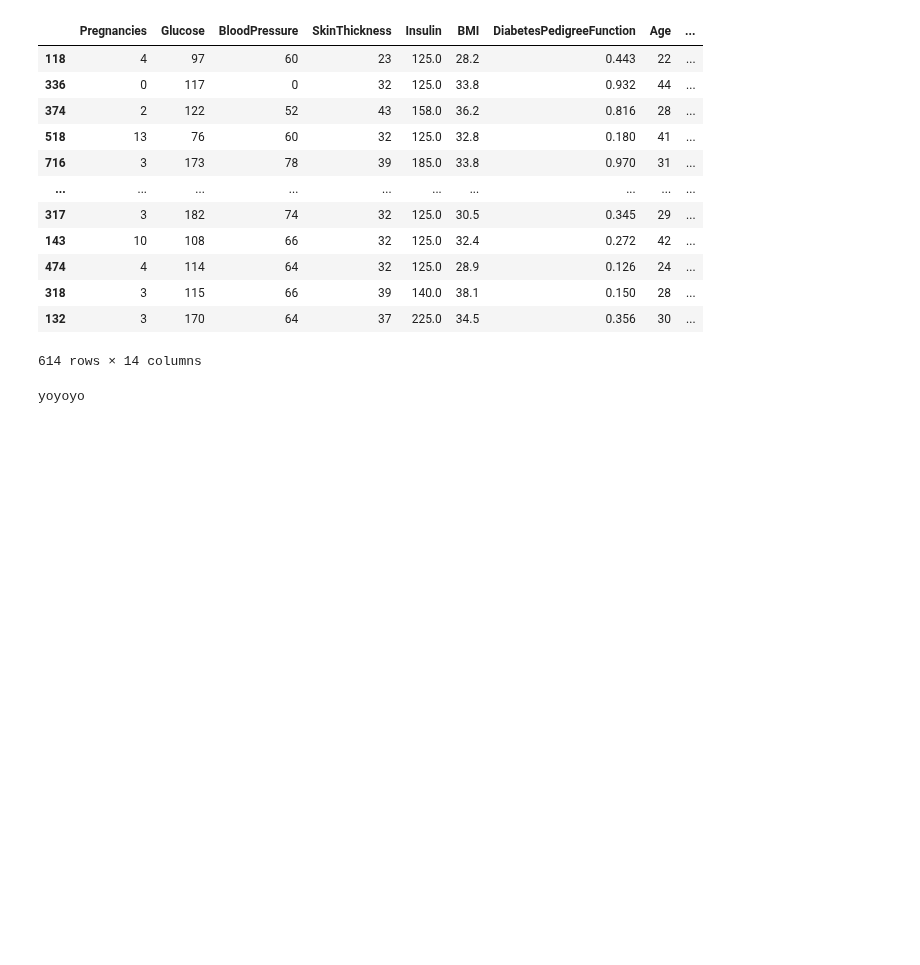
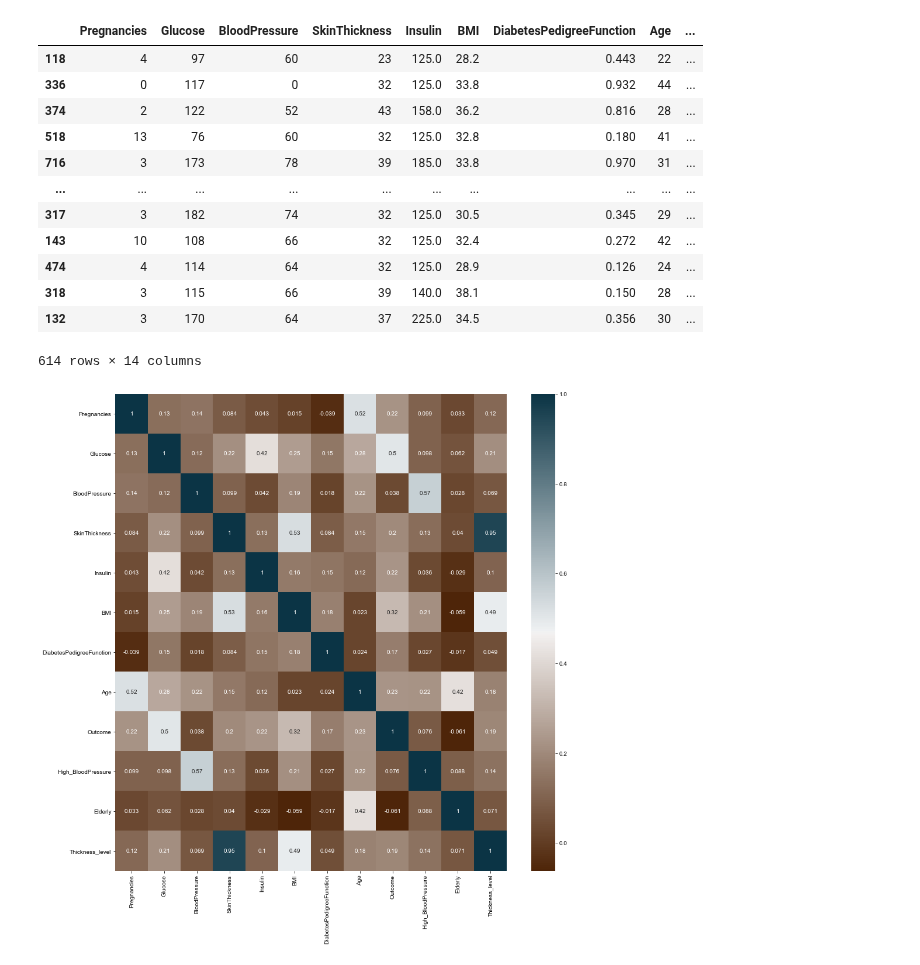
Before and after one commit to Aviost111/Diabetes_Predictions, a Jupyter notebook: Visualization.ipynb, the cells around one changed output. Saved outputs shown, nothing was run; the diff lists cells and outputs as text; code cells hidden in the pictures; blank space fills up the shorter version.

```diff
--- a/Visualization.ipynb
+++ b/Visualization.ipynb
@@ -20,7 +20,3 @@ df
 | 318 | 3 | 115 | 66 | 39 | 140.0 | 38.1 | 0.150 | 28 | ... |
 | 132 | 3 | 170 | 64 | 37 | 225.0 | 34.5 | 0.356 | 30 | ... |
 614 rows × 14 columns
-# %%
-print('yoyoyo')
-# %% [output]
-yoyoyo
@@ -26,0 +25,7 @@ yoyoyo
+# %%
+cmap = sns.diverging_palette(30, 230, 90, 20, as_cmap=True)
+fig, ax = plt.subplots(figsize=(15,15))
+sns.heatmap(df.corr(),annot=True, cmap=cmap)
+sns.set(font_scale=1)
+# %% [output]
+[figure, added]
```
Also changed, not shown: parts of 3 cells of this notebook.
